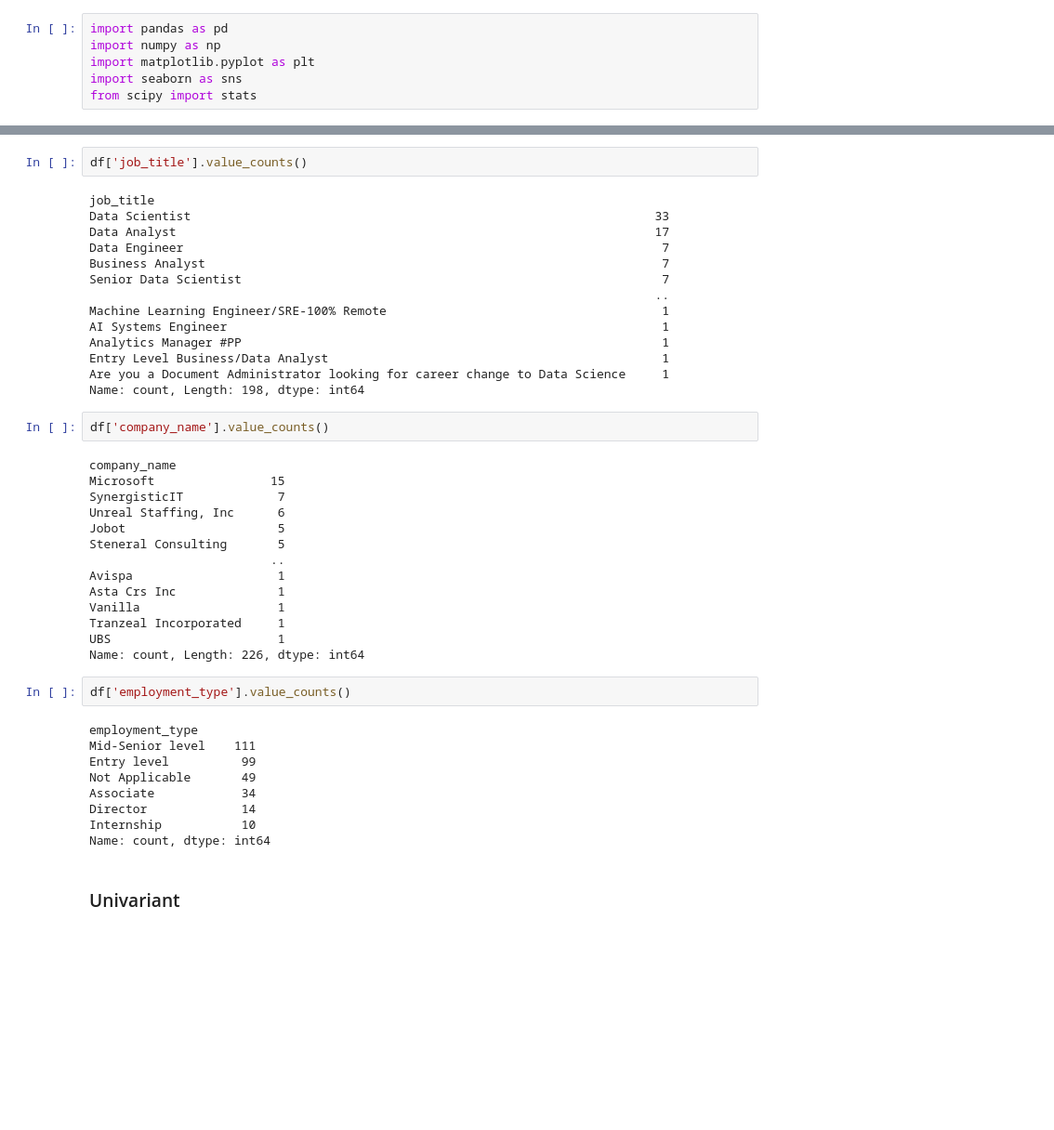
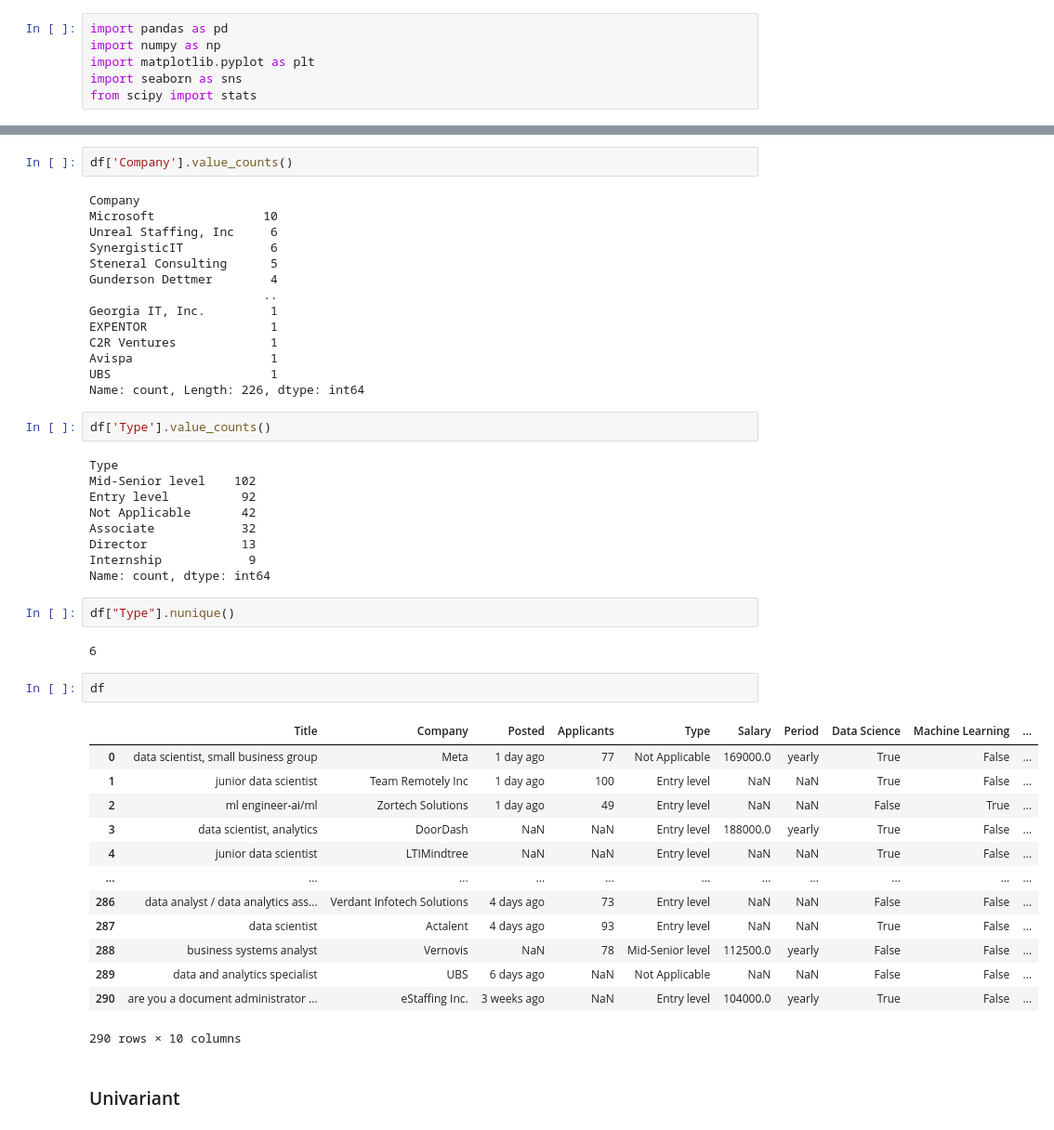
Before and after one commit to Severesix907/Capstone_Project, a Jupyter notebook: Code/EDA.ipynb, the cells around one changed output, grey strips where cells are left out. Shown: that part at 93% size. Cells and saved outputs as stored; diff of their text form; blank space fills up the shorter version.

```diff
--- a/Code/EDA.ipynb
+++ b/Code/EDA.ipynb
@@ -69,46 +290,50 @@ Name: count, Length: 83, dtype: int64
 # %%
-df['job_title'].value_counts()
+df['Company'].value_counts()
 # %% [output]
-job_title
-Data Scientist                                                                33
-Data Analyst                                                                  17
-Data Engineer                                                                  7
-Business Analyst                                                               7
-Senior Data Scientist                                                          7
-                                                                              ..
-Machine Learning Engineer/SRE-100% Remote                                      1
-AI Systems Engineer                                                            1
-Analytics Manager #PP                                                          1
-Entry Level Business/Data Analyst                                              1
-Are you a Document Administrator looking for career change to Data Science     1
-Name: count, Length: 198, dtype: int64
+Company
+Microsoft               10
+Unreal Staffing, Inc     6
+SynergisticIT            6
+Steneral Consulting      5
+Gunderson Dettmer        4
+                        ..
+Georgia IT, Inc.         1
+EXPENTOR                 1
+C2R Ventures             1
+Avispa                   1
+UBS                      1
+Name: count, Length: 226, dtype: int64
 # %%
-df['company_name'].value_counts()
+df['Type'].value_counts()
 # %% [output]
-company_name
-Microsoft                15
-SynergisticIT             7
-Unreal Staffing, Inc      6
-Jobot                     5
-Steneral Consulting       5
-                         ..
-Avispa                    1
-Asta Crs Inc              1
-Vanilla                   1
-Tranzeal Incorporated     1
-UBS                       1
-Name: count, Length: 226, dtype: int64
+Type
+Mid-Senior level    102
+Entry level          92
+Not Applicable       42
+Associate            32
+Director             13
+Internship            9
+Name: count, dtype: int64
+# %%
+df["Type"].nunique()
+# %% [output]
+6
 # %%
-df['employment_type'].value_counts()
+df
 # %% [output]
+|  | Title | Company | Posted | Applicants | Type | Salary | Period | Data Science | Machine Learning | ... |
+| 0 | data scientist, small business group | Meta | 1 day ago | 77 | Not Applicable | 169000.0 | yearly | True | False | ... |
+| 1 | junior data scientist | Team Remotely Inc | 1 day ago | 100 | Entry level | NaN | NaN | True | False | ... |
+| 2 | ml engineer-ai/ml | Zortech Solutions | 1 day ago | 49 | Entry level | NaN | NaN | False | True | ... |
+| 3 | data scientist, analytics | DoorDash | NaN | NaN | Entry level | 188000.0 | yearly | True | False | ... |
+| 4 | junior data scientist | LTIMindtree | NaN | NaN | Entry level | NaN | NaN | True | False | ... |
+| ... | ... | ... | ... | ... | ... | ... | ... | ... | ... | ... |
+| 286 | data analyst / data analytics ass... | Verdant Infotech Solutions | 4 days ago | 73 | Entry level | NaN | NaN | False | False | ... |
+| 287 | data scientist | Actalent | 4 days ago | 93 | Entry level | NaN | NaN | True | False | ... |
+| 288 | business systems analyst | Vernovis | NaN | 78 | Mid-Senior level | 112500.0 | yearly | False | False | ... |
+| 289 | data and analytics specialist | UBS | 6 days ago | NaN | Not Applicable | NaN | NaN | False | False | ... |
+| 290 | are you a document administrator ... | eStaffing Inc. | 3 weeks ago | NaN | Entry level | 104000.0 | yearly | True | False | ... |
-employment_type
-Mid-Senior level    111
-Entry level          99
-Not Applicable       49
-Associate            34
-Director             14
-Internship           10
-Name: count, dtype: int64
+290 rows × 10 columns
 # %% [markdown]
 ### Univariant
 # %%
```
Also changed, not shown: parts of 24 cells of this notebook, 1 other file.
